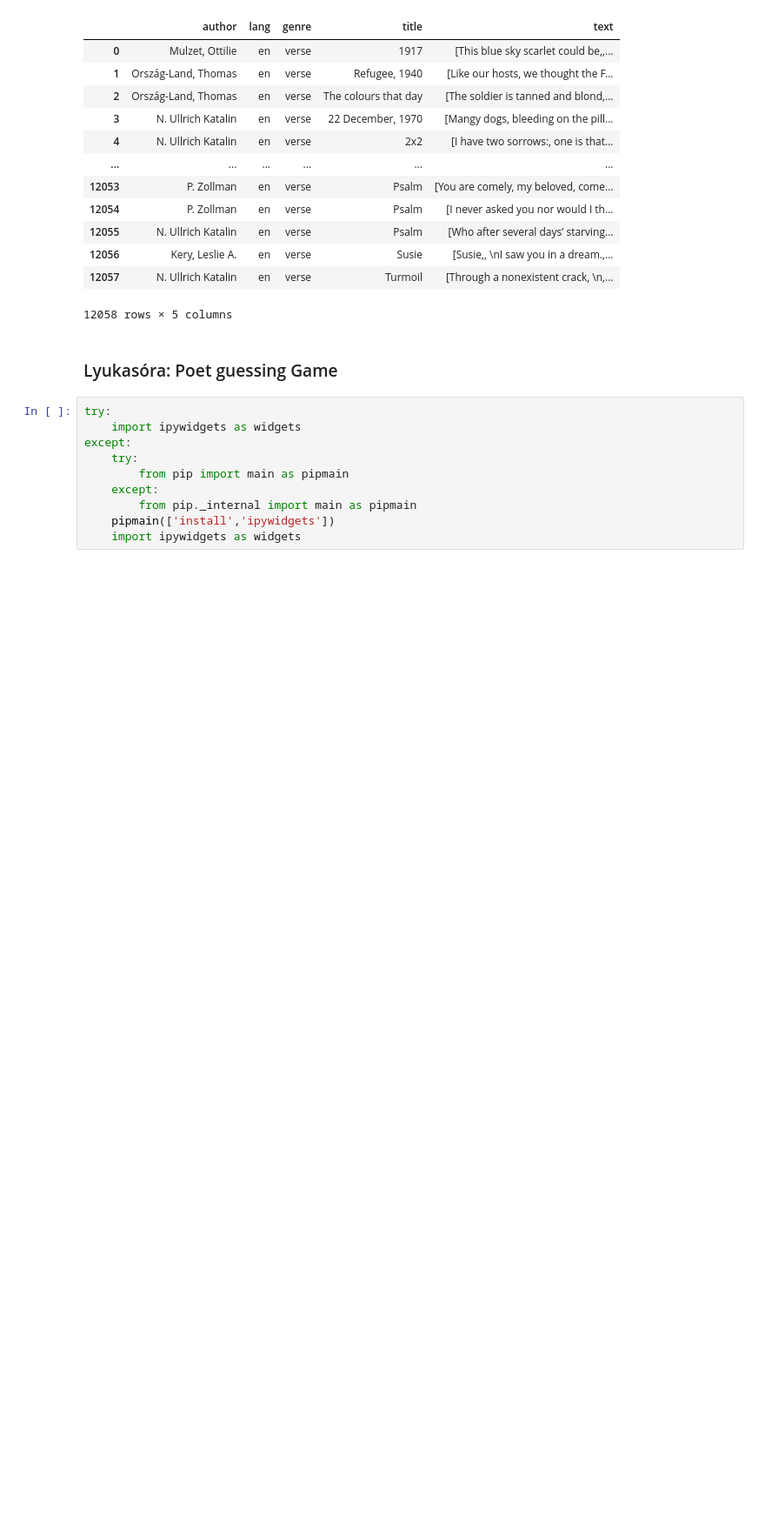
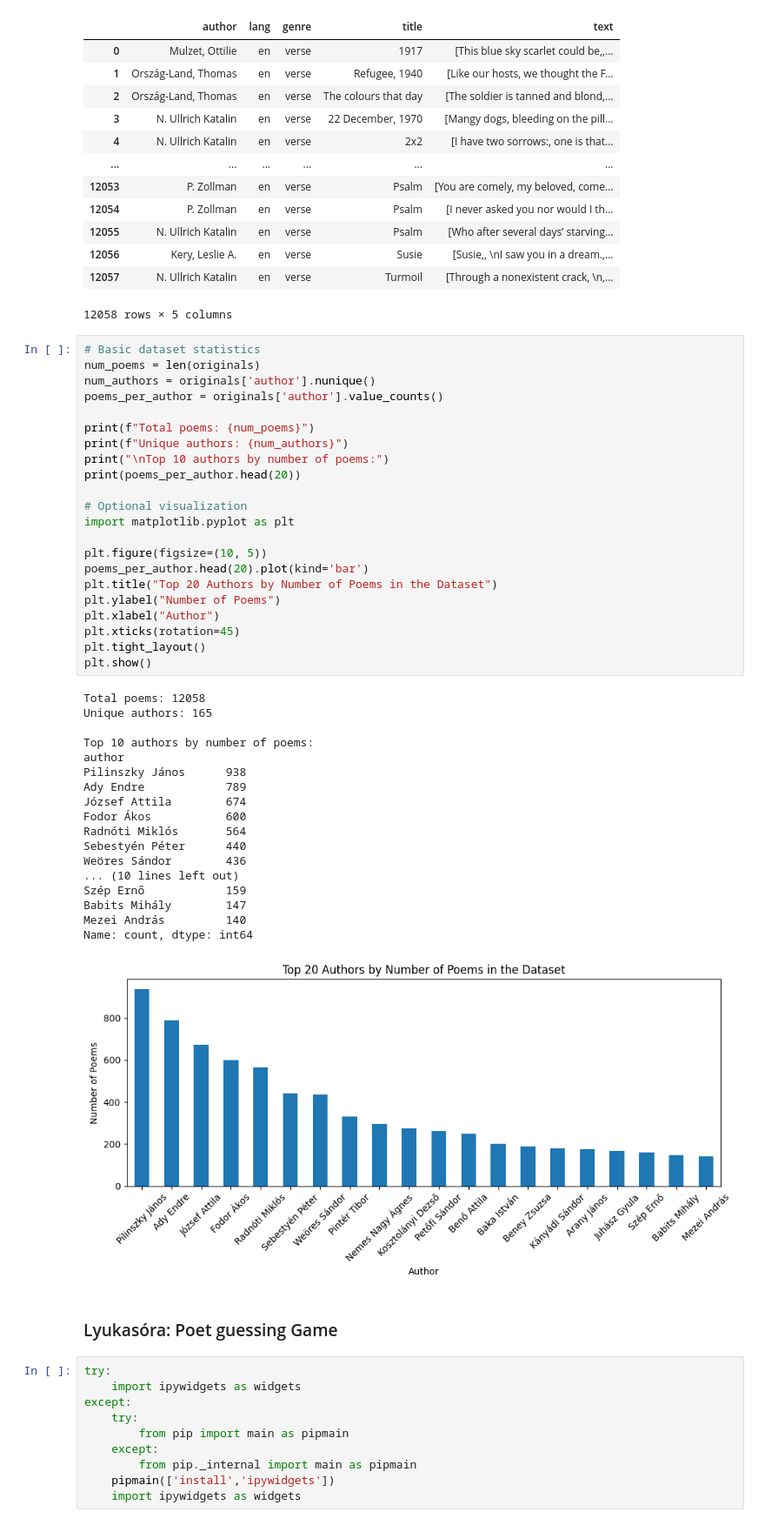
Before and after one commit to Konczer/ComputationalThinkingWithPython, a Jupyter notebook: 06_ComputationalPoetryMLBasics/PoetryPresentation.ipynb, the cells around one changed output. Shown at 87% size. Saved outputs shown, nothing was run; the diff lists cells and outputs as text; blank space fills up the shorter version.

```diff
--- a/06_ComputationalPoetryMLBasics/PoetryPresentation.ipynb
+++ b/06_ComputationalPoetryMLBasics/PoetryPresentation.ipynb
@@ -99,6 +99,47 @@ translation
 | 12056 | Kery, Leslie A. | en | verse | Susie | [Susie,, \nI saw you in a dream.,... |
 | 12057 | N. Ullrich Katalin | en | verse | Turmoil | [Through a nonexistent crack, \n,... |
 12058 rows × 5 columns
+# %%
+# Basic dataset statistics
+num_poems = len(originals)
+num_authors = originals['author'].nunique()
+poems_per_author = originals['author'].value_counts()
+
+print(f"Total poems: {num_poems}")
+print(f"Unique authors: {num_authors}")
+print("\nTop 10 authors by number of poems:")
+print(poems_per_author.head(20))
+
+# Optional visualization
+import matplotlib.pyplot as plt
+
+plt.figure(figsize=(10, 5))
+poems_per_author.head(20).plot(kind='bar')
+plt.title("Top 20 Authors by Number of Poems in the Dataset")
+plt.ylabel("Number of Poems")
+plt.xlabel("Author")
+plt.xticks(rotation=45)
+plt.tight_layout()
+plt.show()
+# %% [output]
+Total poems: 12058
+Unique authors: 165
+
+Top 10 authors by number of poems:
+author
+Pilinszky János      938
+Ady Endre            789
+József Attila        674
+Fodor Ákos           600
+Radnóti Miklós       564
+Sebestyén Péter      440
+Weöres Sándor        436
+... (10 lines left out)
+Szép Ernő            159
+Babits Mihály        147
+Mezei András         140
+Name: count, dtype: int64
+[figure, added]
 # %% [markdown]
 ### Lyukasóra: Poet guessing Game
 # %%
```
